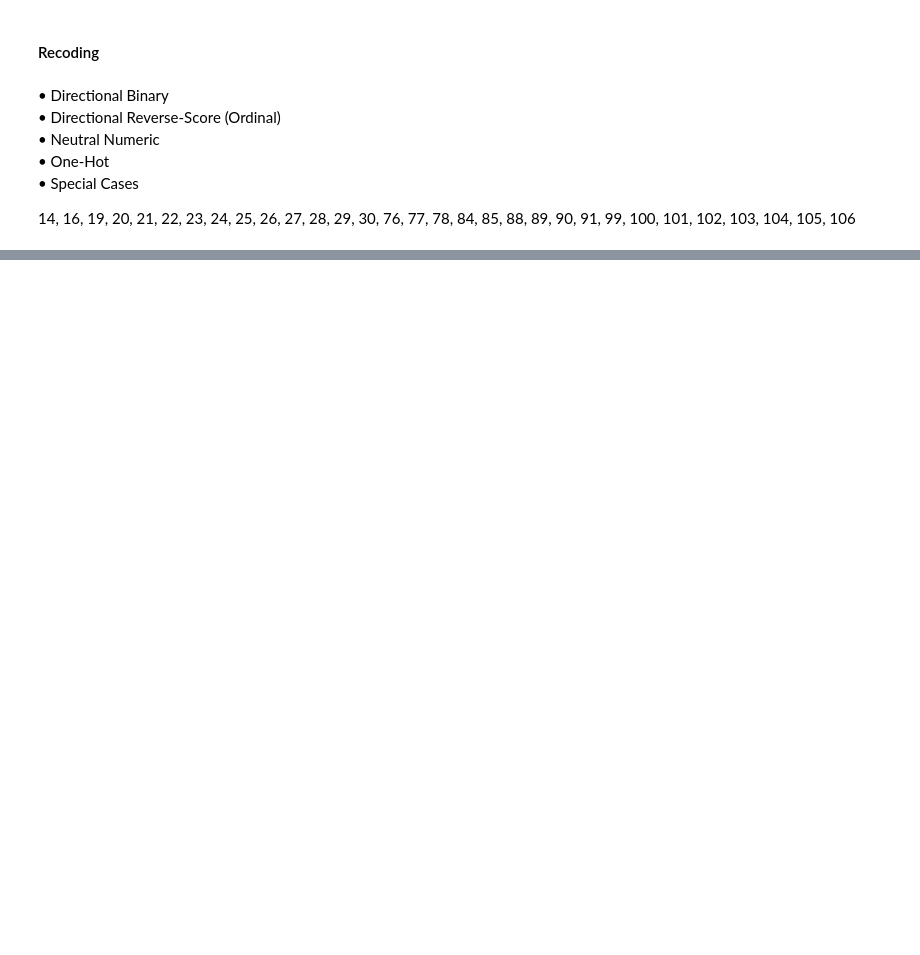
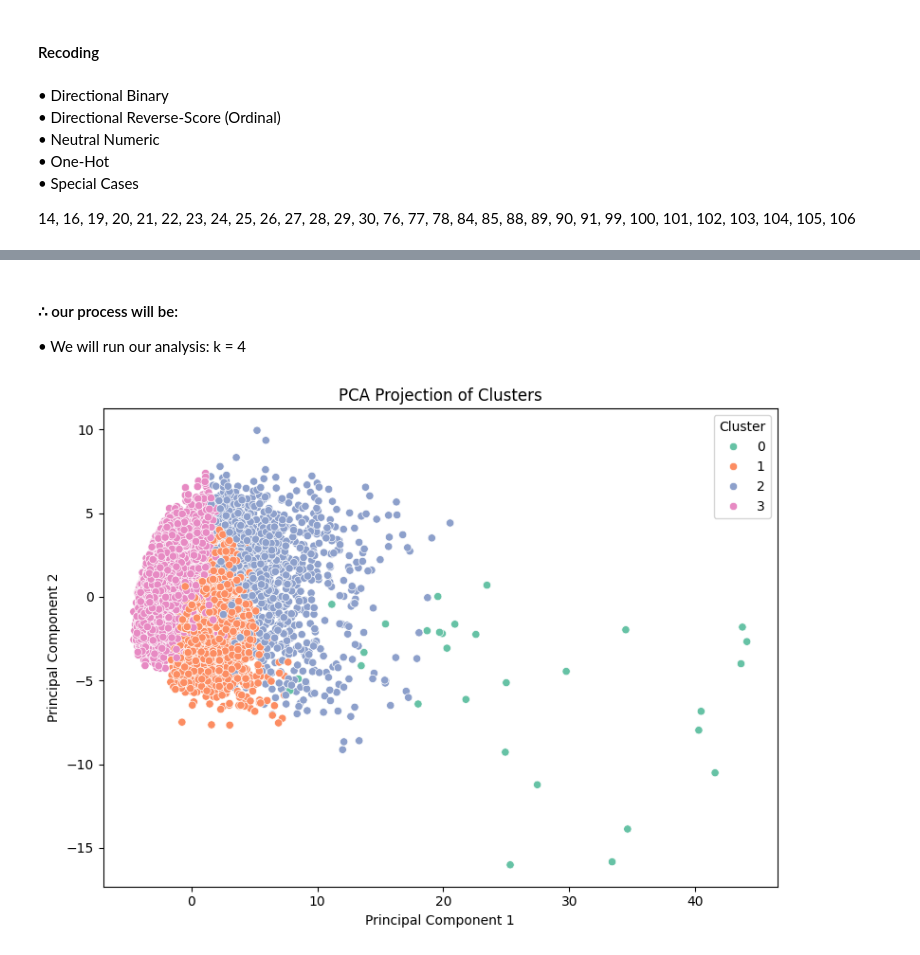
Before and after one commit to emilyh006/predict_absent, a Jupyter notebook: analysis.ipynb, the cells around one changed output, grey strips where cells are left out. Saved outputs shown, nothing was run; the diff lists cells and outputs as text; code cells hidden in the pictures; blank space fills up the shorter version.

```diff
--- a/analysis.ipynb
+++ b/analysis.ipynb
@@ -728,0 +1034,24 @@ dat2_final = numeric_recode(dat2_final, numeric_cols_dat2)
+# %% [markdown]
+#### ∴ our process will be:
+
+•	We will run our analysis: k = 4
+# %%
+kmeans = KMeans(n_clusters=4, random_state=42)
+clusters = kmeans.fit_predict(X_scaled)
+
+# Add cluster labels to dataset
+dat2_final['cluster'] = clusters
+# %%
+pca = PCA(n_components=2)
+X_pca = pca.fit_transform(X_scaled)
+
+plt.figure(figsize=(8, 6))
+sns.scatterplot(x=X_pca[:, 0], y=X_pca[:, 1], hue=clusters, palette='Set2')
+plt.title('PCA Projection of Clusters')
+plt.xlabel('Principal Component 1')
+plt.ylabel('Principal Component 2')
+plt.legend(title='Cluster')
+plt.tight_layout()
+plt.show()
+# %% [output]
+[figure, added]
```
Also changed, not shown: parts of 76 cells of this notebook.
